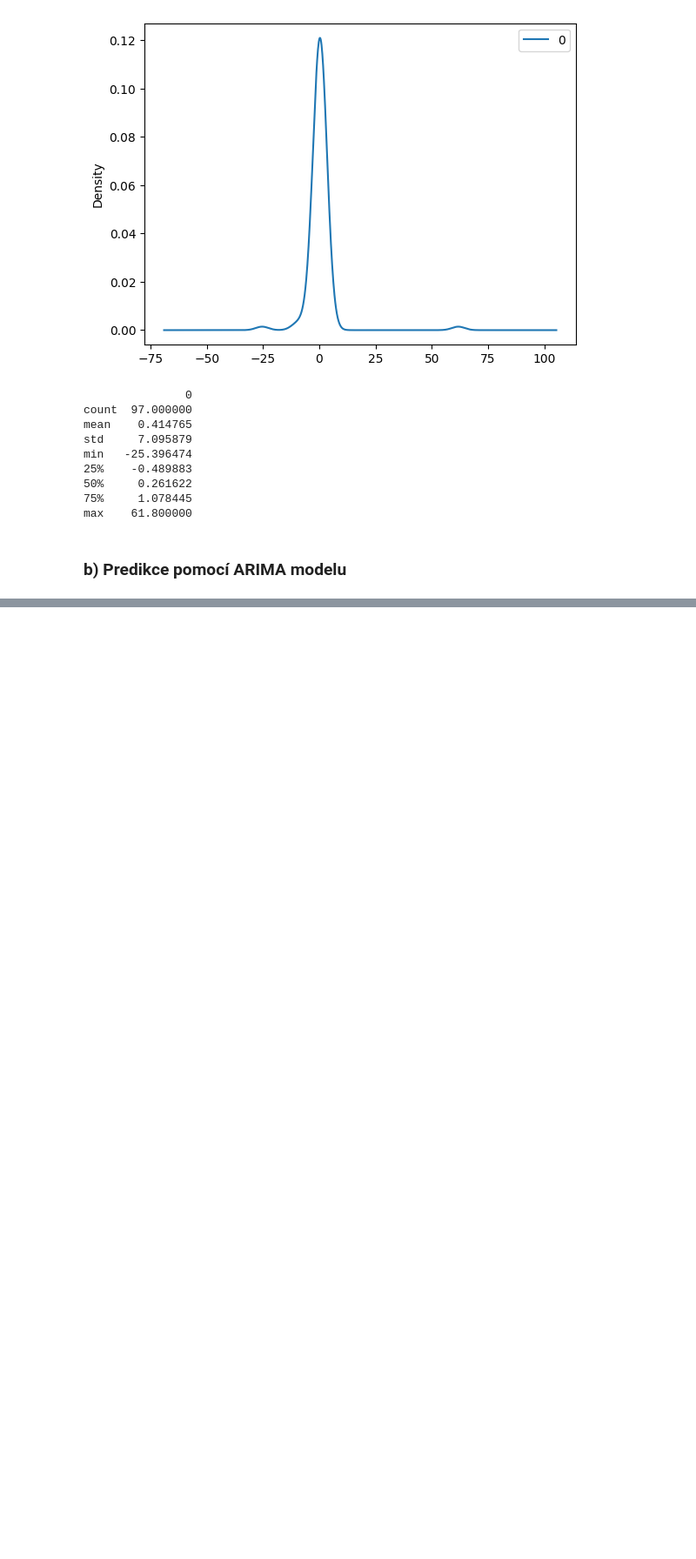
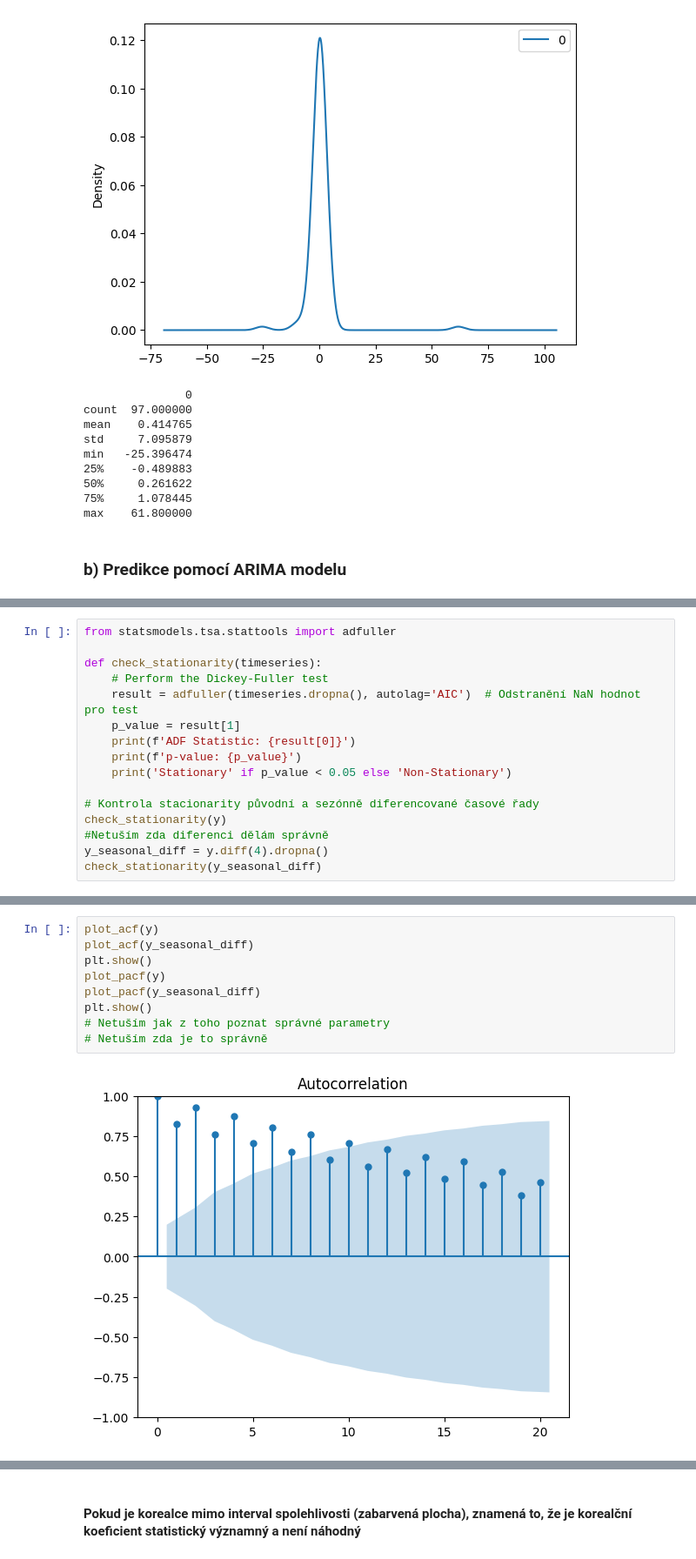
Before and after one commit to ulricht01/CAS, a Jupyter notebook: semestralni_prace_remake.ipynb, the cells around one changed output, grey strips where cells are left out. Shown: that part at 87% size. Drawn from its saved outputs; the diff is of its cells as text; blank space fills up the shorter version.

```diff
--- a/semestralni_prace_remake.ipynb
+++ b/semestralni_prace_remake.ipynb
@@ -417,0 +480,16 @@ Test RMSE: 2.874
+# %%
+from statsmodels.tsa.stattools import adfuller
+
+def check_stationarity(timeseries):
+    # Perform the Dickey-Fuller test
+    result = adfuller(timeseries.dropna(), autolag='AIC')  # Odstranění NaN hodnot pro test
+    p_value = result[1]
+    print(f'ADF Statistic: {result[0]}')
+    print(f'p-value: {p_value}')
+    print('Stationary' if p_value < 0.05 else 'Non-Stationary')
+
+# Kontrola stacionarity původní a sezónně diferencované časové řady
+check_stationarity(y)
+#Netuším zda diferenci dělám správně
+y_seasonal_diff = y.diff(4).dropna()
+check_stationarity(y_seasonal_diff)
@@ -417,0 +509,11 @@ Test RMSE: 2.874
+# %%
+plot_acf(y)
+plot_acf(y_seasonal_diff)
+plt.show()
+plot_pacf(y)
+plot_pacf(y_seasonal_diff)
+plt.show()
+# Netuším jak z toho poznat správné parametry
+# Netuším zda je to správně
+# %% [output]
+[figure, added]
@@ -417,0 +523,2 @@ Test RMSE: 2.874
+# %% [markdown]
+#### Pokud je korealce mimo interval spolehlivosti (zabarvená plocha), znamená to, že je korealční koeficient statistický významný a není náhodný
```
Also changed, not shown: parts of 10 cells of this notebook.
